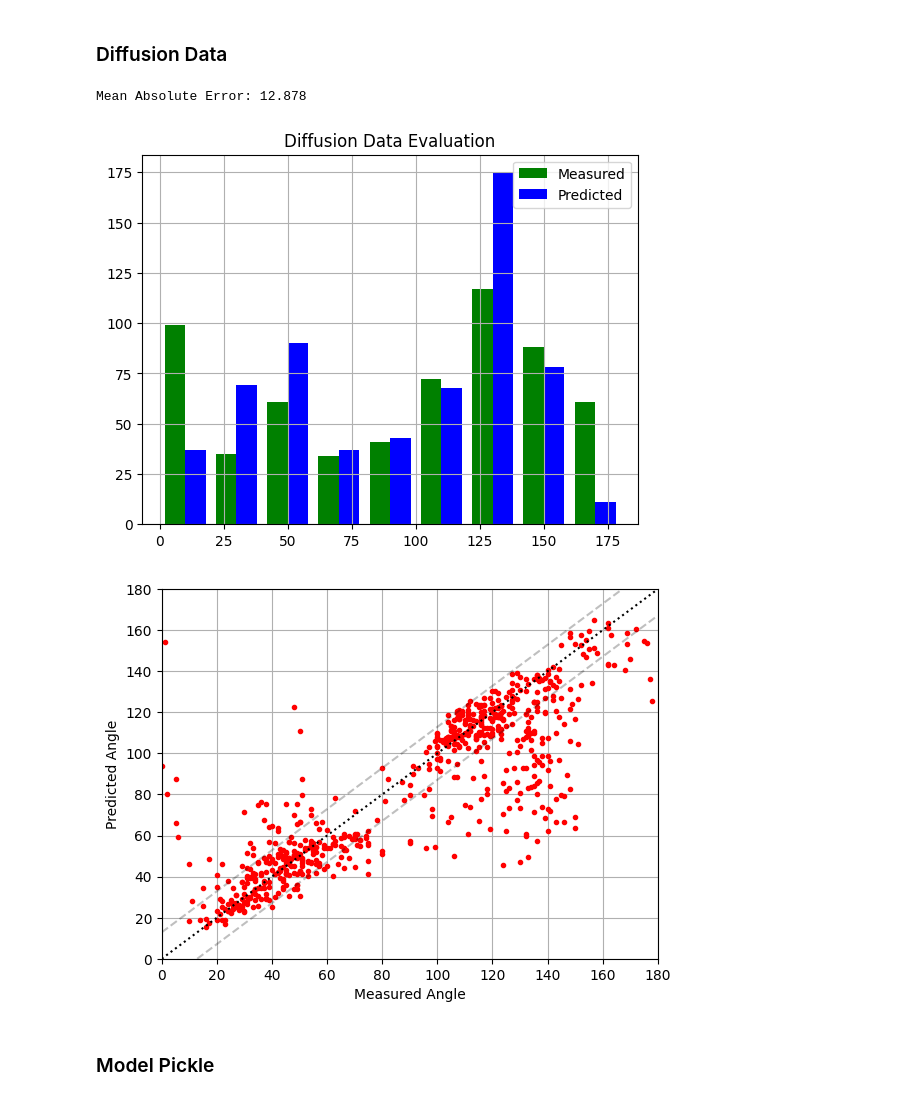
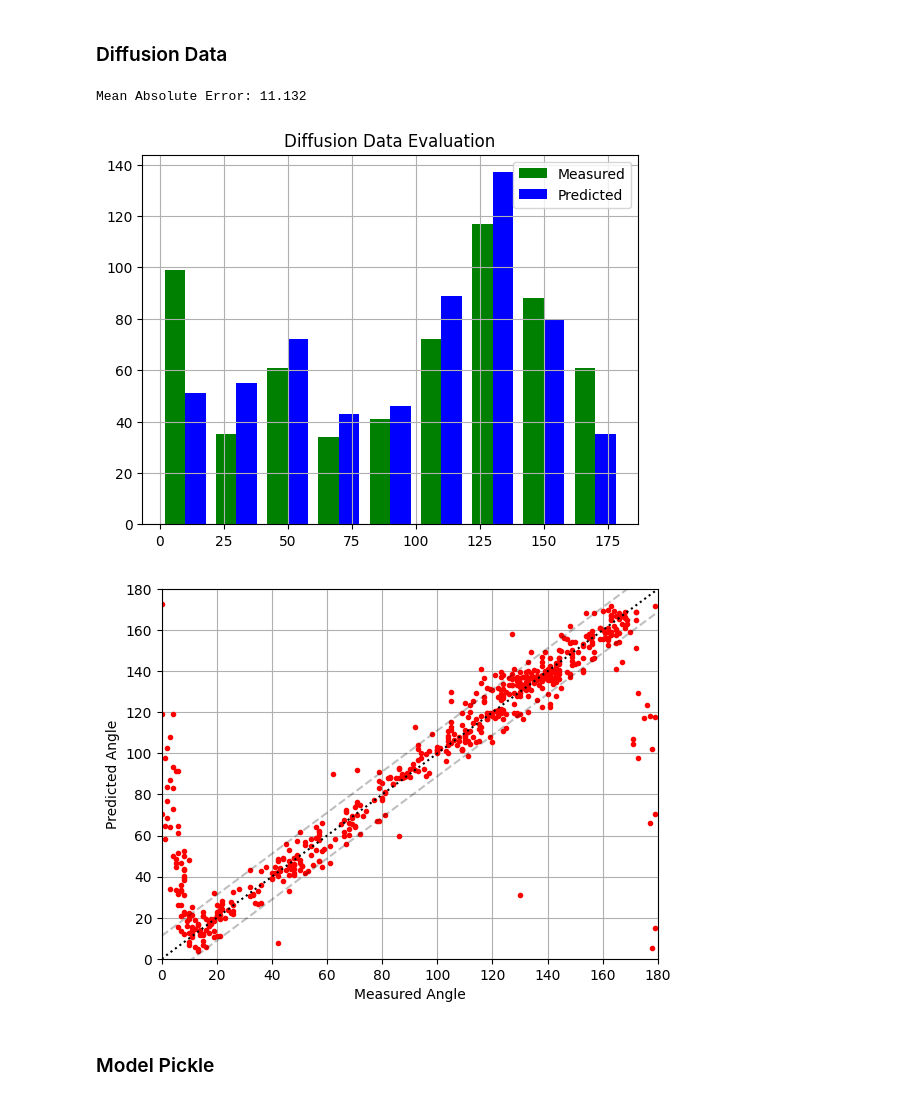
Before and after one commit to hkc5/fiber-prediction, a Jupyter notebook: main.ipynb, the cells around one changed output. Cells and saved outputs as stored; diff of their text form; code cells hidden in the pictures.

```diff
--- a/main.ipynb
+++ b/main.ipynb
@@ -19,16 +19,14 @@ from sklearn.metrics import mean_absolute_error, r2_score
 # %% [markdown]
 ### HOG Feature Extraction
 # %%
-def get_img(image_directory, rotated= False, edge= False):
-    img= cv2.imread(image_directory, cv2.IMREAD_GRAYSCALE)
+def get_img(image_directory, rotated= False):
+    image = Image.open(image_directory)
+    image = image.convert('L')
 
     if rotated == True:
-        img= cv2.rotate(img, cv2.ROTATE_90_CLOCKWISE)
+        image = image.rotate(90)
 
-    if edge== True:
-        img= cv2.Canny(img, 100, 200)
-
-    return img
+    return image
 
 def get_feature_vector(image, grid_q= 4, no_orientation= 8):
     if type(grid_q)== np.ndarray: # ndarray path
@@ -37,8 +35,8 @@ def get_feature_vector(image, grid_q= 4, no_orientation= 8):
             hf= get_feature_vector(image, grid_q= gq, no_orientation= no_orientation)
             hog_features= np.append(hog_features, hf)
     else: # integer path
-        ppc= (int(image.shape[0]/grid_q), int(image.shape[1]/grid_q))
-        hog_features= hog(image, orientations= no_orientation, pixels_per_cell= (int(image.shape[0]/grid_q), int(image.shape[1]/grid_q)),
+        ppc= (int(image.size[0]/grid_q), int(image.size[1]/grid_q))
+        hog_features= hog(image, orientations= no_orientation, pixels_per_cell= (int(image.size[0]/grid_q), int(image.size[1]/grid_q)),
                         cells_per_block=(1, 1), feature_vector= True)
 
     return hog_features
@@ -91,3 +121,7 @@ Total picture/label count: 673/673
 Total feature count: 440
 Zero feature ratio: 1.3%
 Unique feature ratio: 55.7%
+# %%
+bio_feature_matrix, bio_labels, bio_img_directories= get_data(file_dir, csv_dir, augment=True)
+
+plt.hist(bio_labels, bins=18)
@@ -93,0 +135,17 @@ Unique feature ratio: 55.7%
+# %%
+# Create a mask to filter the data
+mask = np.zeros(bio_labels.shape, dtype=bool)
+
+angle_range = 5
+for angle in range(0, 181, angle_range):
+    indices = np.where((bio_labels >= angle) & (bio_labels < angle + angle_range))[0]
+    np.random.shuffle(indices)
+    mask[indices[:30]] = True
+
+# Apply the mask to the feature matrix, labels, and image directories
+sampled_feature_matrix = bio_feature_matrix[mask]
+sampled_labels = bio_labels[mask]
+sampled_img_directories = bio_img_directories[mask]
+
+print(f"Total sampled picture/label count: {sampled_img_directories.size}/{sampled_labels.size}")
+plt.hist(sampled_labels, bins=180//angle_range);
@@ -95,6 +156,7 @@ Unique feature ratio: 55.7%
 ### Scaler & PCA & Support Vector Regressor & Hyperparameter Tuning
 # %%
 X_train, X_test, y_train, y_test, i_train, i_test= train_test_split(bio_feature_matrix, bio_labels, np.arange(bio_labels.size), test_size= .3, random_state= 0)
+X_train, X_test, y_train, y_test, i_train, i_test= train_test_split(sampled_feature_matrix, sampled_labels, np.arange(sampled_labels.size), test_size= .3, random_state= 0)
 
 # Scaler
 scaler= StandardScaler()
@@ -331,34 +363,34 @@ Mean Absolute Error: 14.334
 # %% [markdown]
 ### Diffusion Data
 # %%
-file_dir= "./diffusion/diffusion_voxels/"
-csv_dir= "./diffusion/diffusion_voxels/diffusion.csv"
+file_dir= "images/diffusion/diffusion_voxels/"
+csv_dir= "images/diffusion/diffusion_voxels/diffusion.csv"
 
 diffusion_feature_matrix, diffusion_labels, diffusion_img_directories= get_data(file_dir, csv_dir, 2001)
 
 diffusion_prediction= model.predict(diffusion_feature_matrix)
 mae= mean_absolute_error(diffusion_labels, diffusion_prediction)
 
 print(f"Mean Absolute Error: {mae:.3f}")
 
 plt.hist([diffusion_labels, diffusion_prediction], color= ["g", "b"], bins= np.arange(0, 181, 20))
 plt.legend(["Measured", "Predicted"])
 plt.title("Diffusion Data Evaluation")
 plt.grid()
 
 plt.figure()
-plt.plot(rotated_labels, rotated_prediction, "r.")
+plt.plot(diffusion_labels, diffusion_prediction, "r.")
 plt.plot(np.arange(0, 180), np.arange(0, 180), "k:")
 plt.plot(np.arange(0, 180), np.arange(0, 180)-mae, "k--", alpha= .25)
 plt.plot(np.arange(0, 180), np.arange(0, 180)+mae, "k--", alpha= .25)
 plt.xlabel("Measured Angle")
 plt.ylabel("Predicted Angle")
 plt.axis([0, 180, 0, 180])
 plt.grid()
 # %% [output]
-Mean Absolute Error: 12.878
+Mean Absolute Error: 11.132
-[figure, old version]
+[figure, new version]
-[figure, old version]
+[figure, new version]
 # %% [markdown]
 ### Model Pickle
 # %%
```
Also changed, not shown: parts of 14 cells of this notebook, 2 other files.
